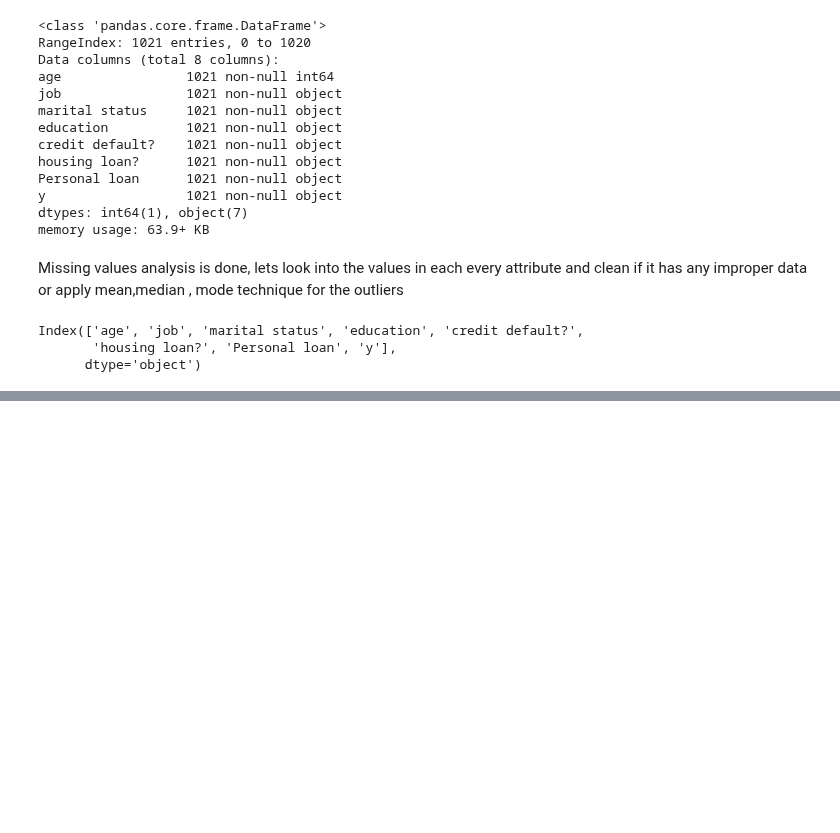
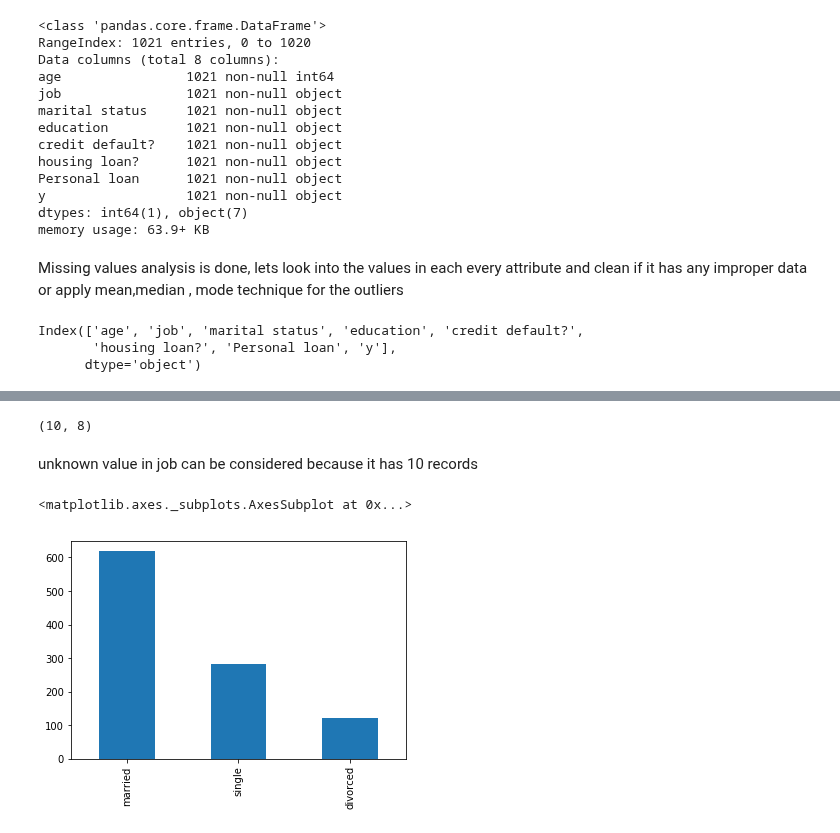
Before and after one commit to lokeshkumarn/Notebooks, a Jupyter notebook: BankTermDeposit.ipynb, the cells around one changed output, grey strips where cells are left out. Saved outputs shown, nothing was run; the diff lists cells and outputs as text; code cells hidden in the pictures; blank space fills up the shorter version.

```diff
--- a/BankTermDeposit.ipynb
+++ b/BankTermDeposit.ipynb
@@ -770,0 +781,11 @@ Name: age, dtype: int64
+# %%
+data[data['job']=='unknown'].shape
+# %% [output]
+(10, 8)
+# %% [markdown]
+unknown value in job can be considered because it has 10 records
+# %%
+data['marital status'].value_counts().plot(kind='bar')
+# %% [output]
+<matplotlib.axes._subplots.AxesSubplot at 0x...>
+[figure, added]
```
Also changed, not shown: parts of 8 cells of this notebook.
